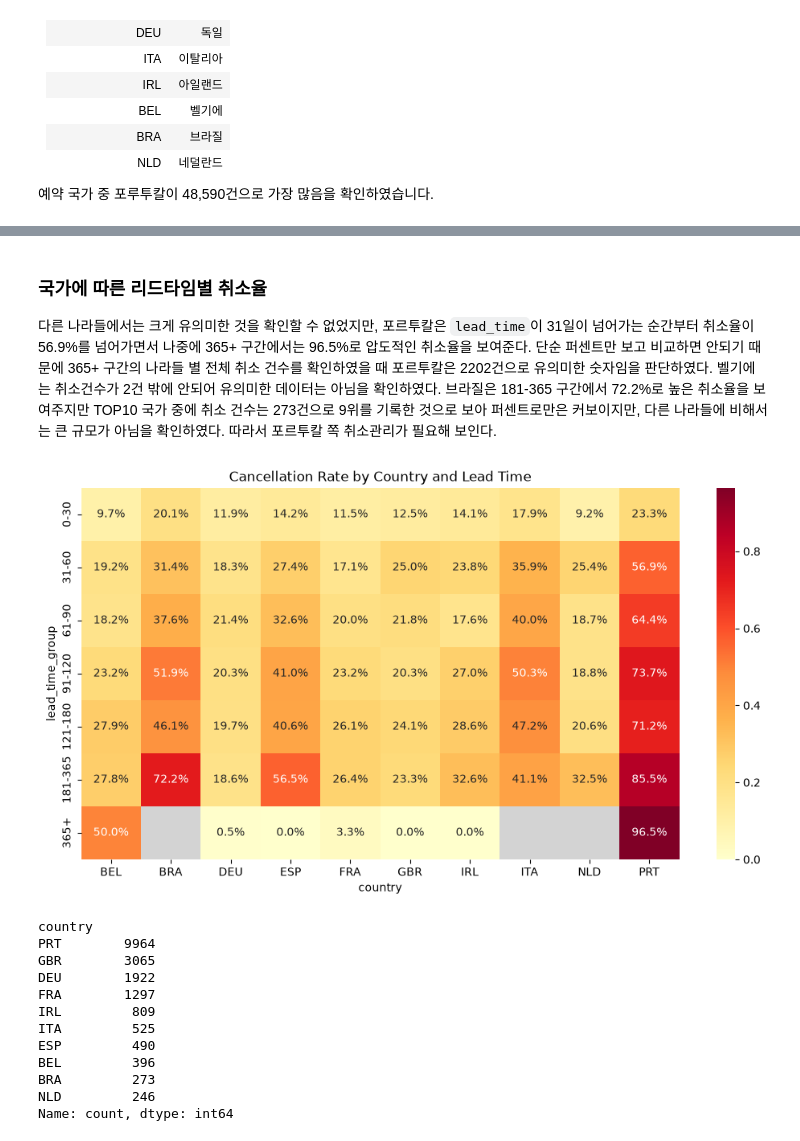
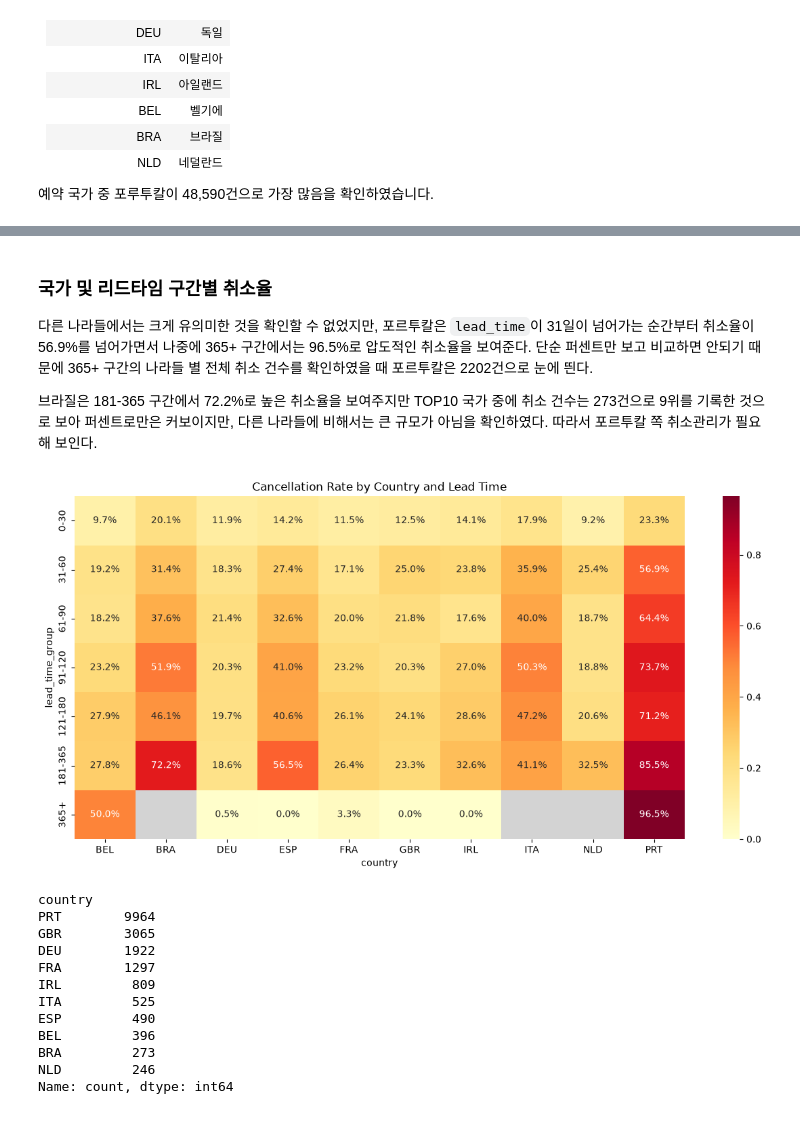
Before and after one commit to def-uk/hotel-cancellation-analysis, a Jupyter notebook: notebook/hotel_booking_eda.ipynb, the cells around one changed output, grey strips where cells are left out. Cells and saved outputs as stored; diff of their text form; code cells hidden in the pictures.

```diff
--- a/notebook/hotel_booking_eda.ipynb
+++ b/notebook/hotel_booking_eda.ipynb
@@ -446,7 +451,8 @@ plt.show()
 # %% [markdown]
-### 국가에 따른 리드타임별 취소율
+### 국가 및 리드타임 구간별 취소율
 
-다른 나라들에서는 크게 유의미한 것을 확인할 수 없었지만, 포르투칼은 `lead_time`이 31일이 넘어가는 순간부터 취소율이 56.9%를 넘어가면서 나중에 365+ 구간에서는 96.5%로 압도적인 취소율을 보여준다. 단순 퍼센트만 보고 비교하면 안되기 때문에 365+ 구간의 나라들 별 전체 취소 건수를 확인하였을 때 포르투칼은 2202건으로 유의미한 숫자임을 판단하였다. 벨기에는 취소건수가 2건 밖에 안되어 유의미한 데이터는 아님을 확인하였다.
+다른 나라들에서는 크게 유의미한 것을 확인할 수 없었지만, 포르투칼은 `lead_time`이 31일이 넘어가는 순간부터 취소율이 56.9%를 넘어가면서 나중에 365+ 구간에서는 96.5%로 압도적인 취소율을 보여준다. 단순 퍼센트만 보고 비교하면 안되기 때문에 365+ 구간의 나라들 별 전체 취소 건수를 확인하였을 때 포르투칼은 2202건으로 눈에 띈다.
+
 브라질은 181-365 구간에서 72.2%로 높은 취소율을 보여주지만 TOP10 국가 중에 취소 건수는 273건으로 9위를 기록한 것으로 보아 퍼센트로만은 커보이지만, 다른 나라들에 비해서는 큰 규모가 아님을 확인하였다.
 따라서 포르투칼 쪽 취소관리가 필요해 보인다.
 # %%
@@ -479,34 +485,35 @@ filtered_df['lead_time_group'] = pd.cut(
 
 lead_time_group = (
     filtered_df
         # .assign(lead_time_group=pd.cut(lead_time, bins=reserved_duration_bins, labels=reserved_duration_section_labels, right=True))
         .groupby(['lead_time_group', 'country'], observed=True)['is_canceled']
         .agg(['count', 'sum', 'mean'])
 )
 heatmap_df = lead_time_group['mean'].unstack()
 
 
 cmap = plt.cm.YlOrRd.copy()
 cmap.set_bad('lightgray')
 
 sns.heatmap(
     heatmap_df,
     cmap=cmap,
     annot=True,
     fmt='.1%',
     ax=ax
 )
 
 ax.set_title('Cancellation Rate by Country and Lead Time')
+plt.tight_layout()
 plt.show()
 
 filtered_thirty_six_five_days = filtered_df.loc[filtered_df['lead_time_group'] == '365+']
 filtered_down_one_eight_one_days =filtered_df.loc[filtered_df['lead_time_group'] == '181-365']
 
 filtered_thirty_six_five_days[['country']].value_counts()
 filtered_down_one_eight_one_days[['country']].value_counts()
 # %% [output]
-[figure, old version]
+[figure, new version]
 country
 PRT        9964
 GBR        3065
```
Also changed, not shown: parts of 17 cells of this notebook.
